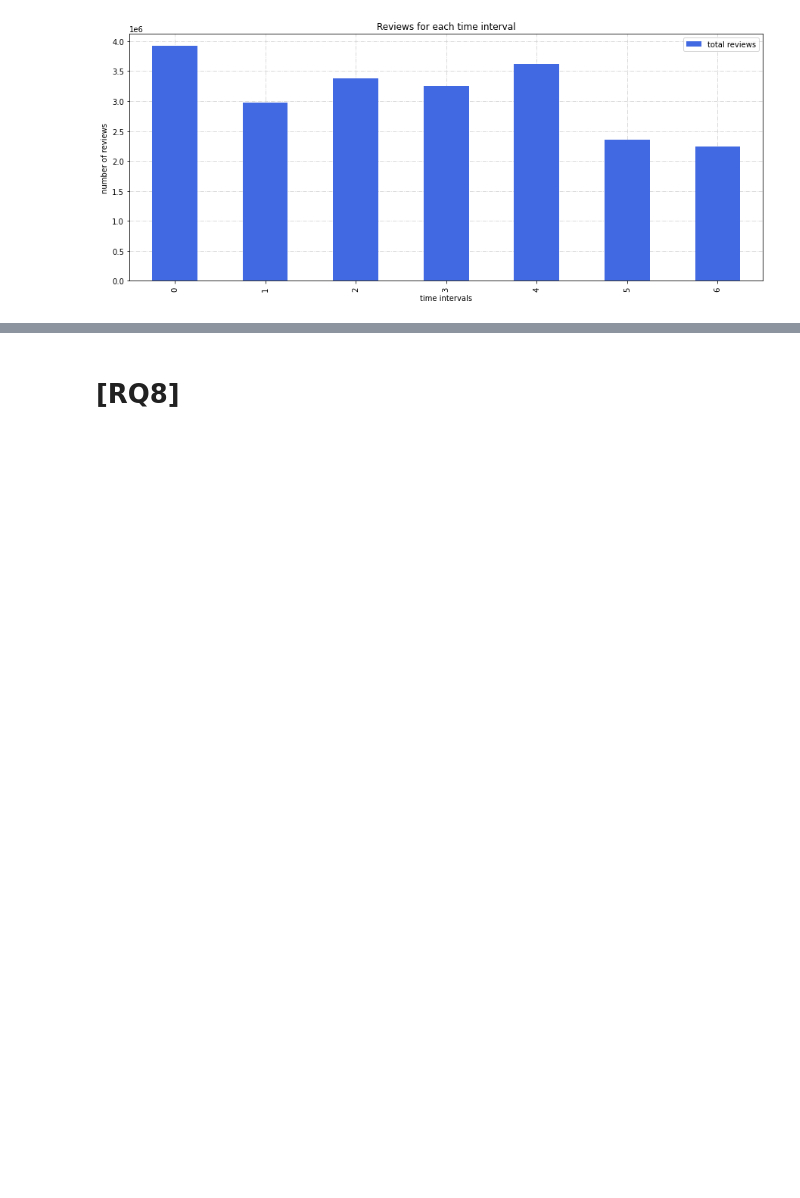
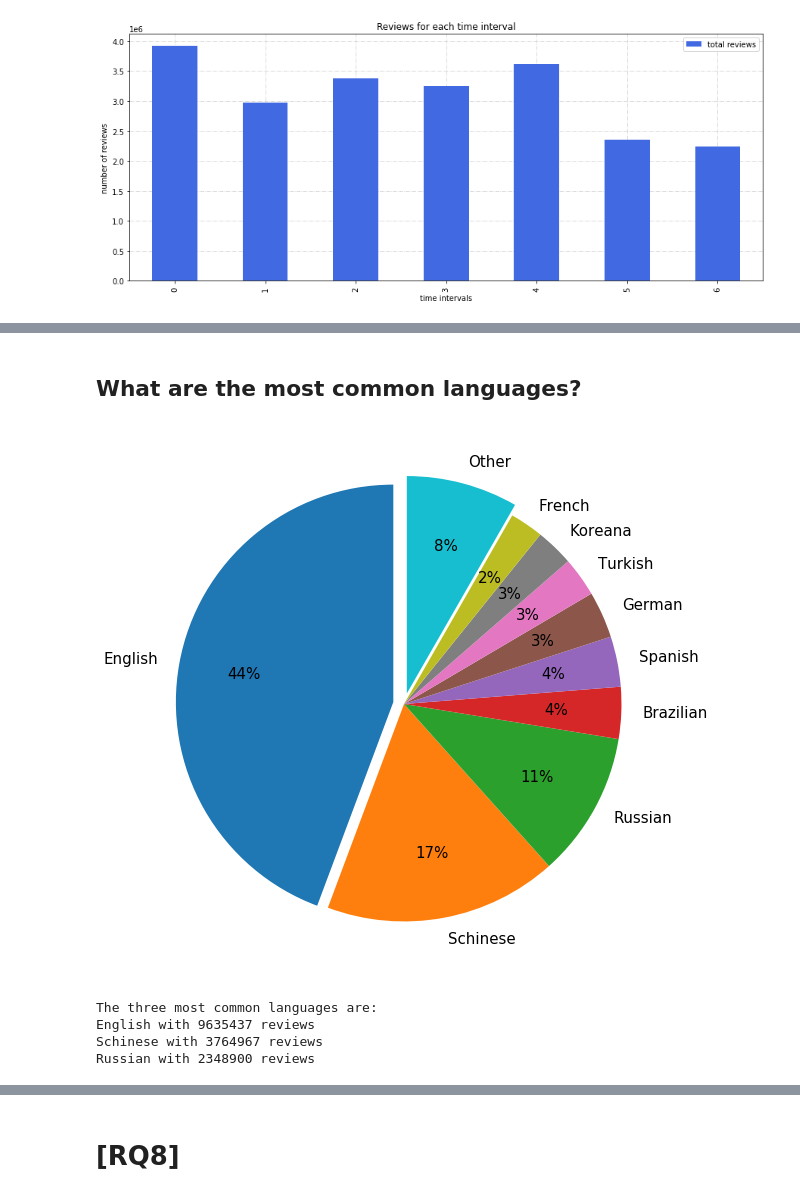
Before and after one commit to MatteoSava/ADM-HW2, a Jupyter notebook: ADM_HW2.ipynb, the cells around one changed output, grey strips where cells are left out. Cells and saved outputs as stored; diff of their text form; code cells hidden in the pictures; blank space fills up the shorter version.

```diff
--- a/ADM_HW2.ipynb
+++ b/ADM_HW2.ipynb
@@ -171,0 +187,15 @@ steam.reviews_between_time_intervals(df, time_intervals)
+# %%
+df_rq4 = df[['review_id', 'language', 'votes_funny', 'votes_helpful']]
+# %% [markdown]
+## What are the most common languages?
+# %%
+languages_pie(df_rq4['language'])
+
+top_languages = sort_count(count_languages(df_rq4))
+print_top_languages(top_languages)
+# %% [output]
+[figure, added]
+The three most common languages are:
+English with 9635437 reviews
+Schinese with 3764967 reviews
+Russian with 2348900 reviews
```
Also changed, not shown: parts of 36 cells of this notebook, 1 other file.
